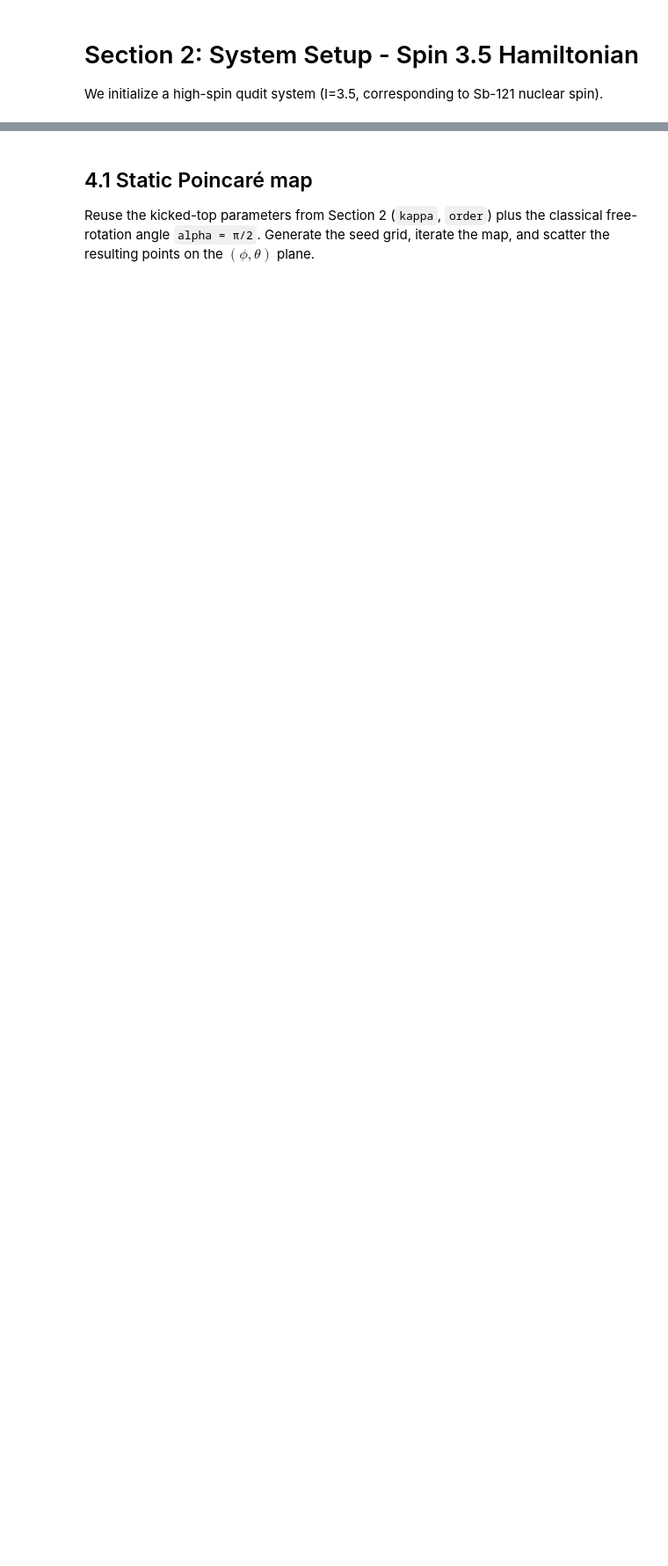
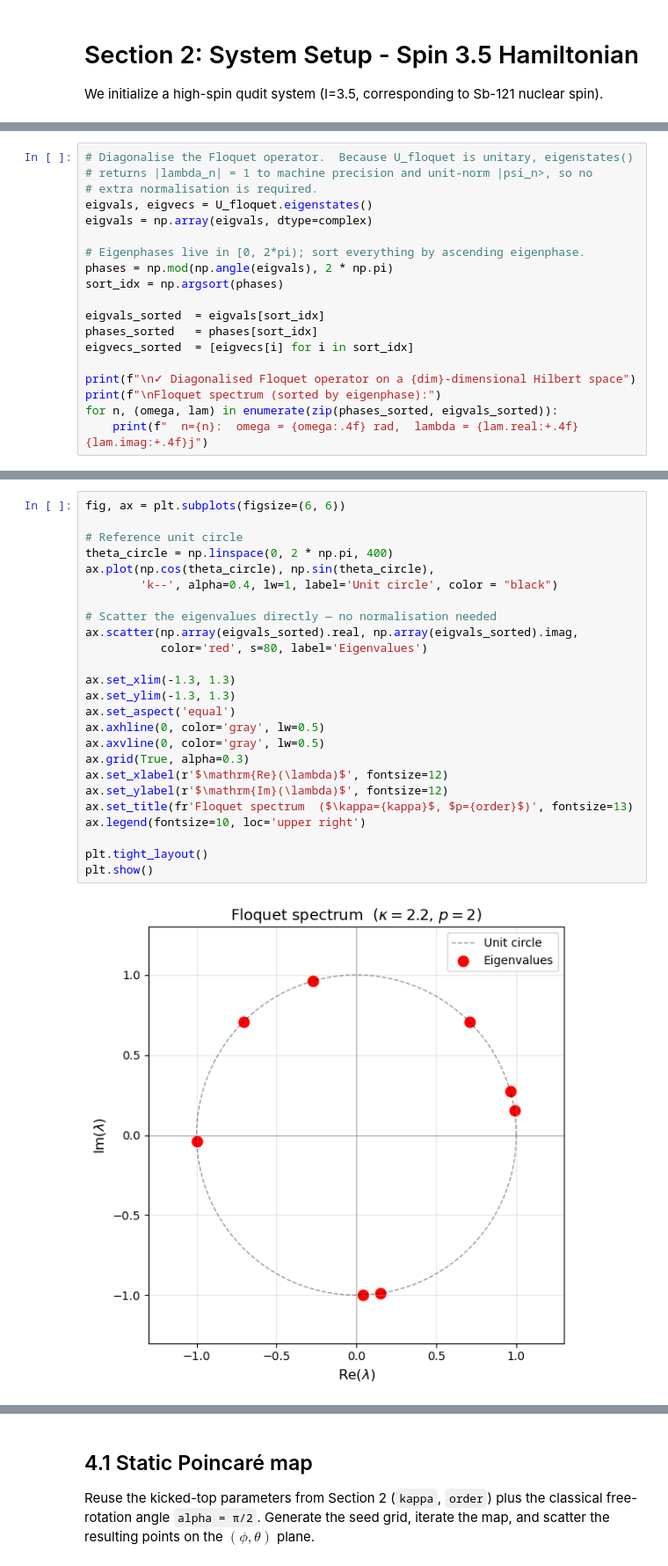
Before and after one commit to arjenvaartjes/Psyduck, a Jupyter notebook: examples/chaosqkt/ClassicalSimulations.ipynb, the cells around one changed output, grey strips where cells are left out. Shown at 88% size. Cells and saved outputs as stored; diff of their text form; blank space fills up the shorter version.

Commit message:
Updated ClassicalSimulations.ipynb. Floquet Analysis. Work in progress.

```diff
--- a/examples/chaosqkt/ClassicalSimulations.ipynb
+++ b/examples/chaosqkt/ClassicalSimulations.ipynb
@@ -251,0 +147,19 @@ print("  - Smooth/noisy → High entropy, delocalized (generic) state")
+# %%
+# Diagonalise the Floquet operator.  Because U_floquet is unitary, eigenstates()
+# returns |lambda_n| = 1 to machine precision and unit-norm |psi_n>, so no
+# extra normalisation is required.
+eigvals, eigvecs = U_floquet.eigenstates()
+eigvals = np.array(eigvals, dtype=complex)
+
+# Eigenphases live in [0, 2*pi); sort everything by ascending eigenphase.
+phases = np.mod(np.angle(eigvals), 2 * np.pi)
+sort_idx = np.argsort(phases)
+
+eigvals_sorted  = eigvals[sort_idx]
+phases_sorted   = phases[sort_idx]
+eigvecs_sorted  = [eigvecs[i] for i in sort_idx]
+
+print(f"\n✓ Diagonalised Floquet operator on a {dim}-dimensional Hilbert space")
+print(f"\nFloquet spectrum (sorted by eigenphase):")
+for n, (omega, lam) in enumerate(zip(phases_sorted, eigvals_sorted)):
+    print(f"  n={n}:  omega = {omega:.4f} rad,  lambda = {lam.real:+.4f} {lam.imag:+.4f}j")
@@ -251,0 +182,27 @@ print("  - Smooth/noisy → High entropy, delocalized (generic) state")
+# %%
+fig, ax = plt.subplots(figsize=(6, 6))
+
+# Reference unit circle
+theta_circle = np.linspace(0, 2 * np.pi, 400)
+ax.plot(np.cos(theta_circle), np.sin(theta_circle),
+        'k--', alpha=0.4, lw=1, label='Unit circle', color = "black")
+
+# Scatter the eigenvalues directly — no normalisation needed
+ax.scatter(np.array(eigvals_sorted).real, np.array(eigvals_sorted).imag,
+           color='red', s=80, label='Eigenvalues')
+
+ax.set_xlim(-1.3, 1.3)
+ax.set_ylim(-1.3, 1.3)
+ax.set_aspect('equal')
+ax.axhline(0, color='gray', lw=0.5)
+ax.axvline(0, color='gray', lw=0.5)
+ax.grid(True, alpha=0.3)
+ax.set_xlabel(r'$\mathrm{Re}(\lambda)$', fontsize=12)
+ax.set_ylabel(r'$\mathrm{Im}(\lambda)$', fontsize=12)
+ax.set_title(fr'Floquet spectrum  ($\kappa={kappa}$, $p={order}$)', fontsize=13)
+ax.legend(fontsize=10, loc='upper right')
+
+plt.tight_layout()
+plt.show()
+# %% [output]
+[figure, added]
```
Also changed, not shown: parts of 30 cells of this notebook, 4 other files.
